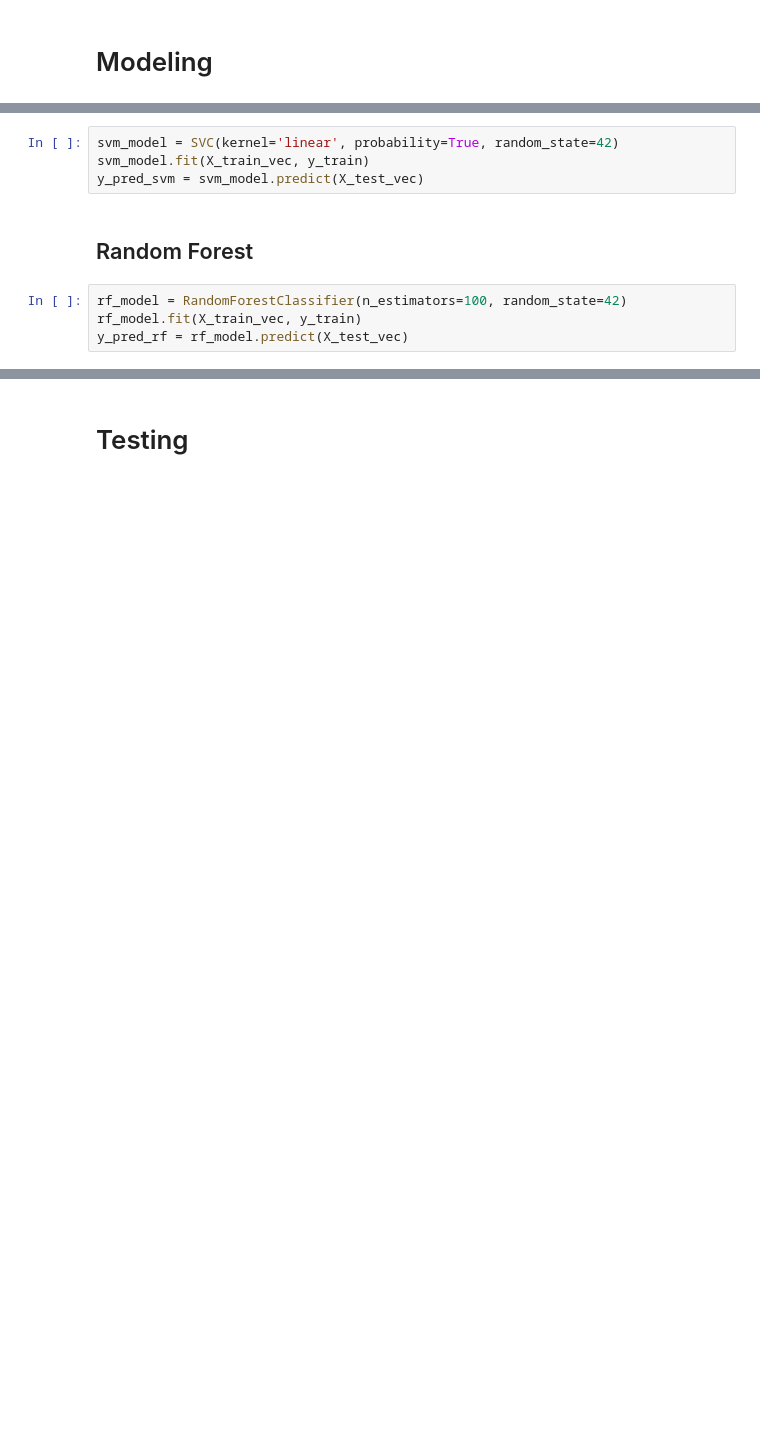
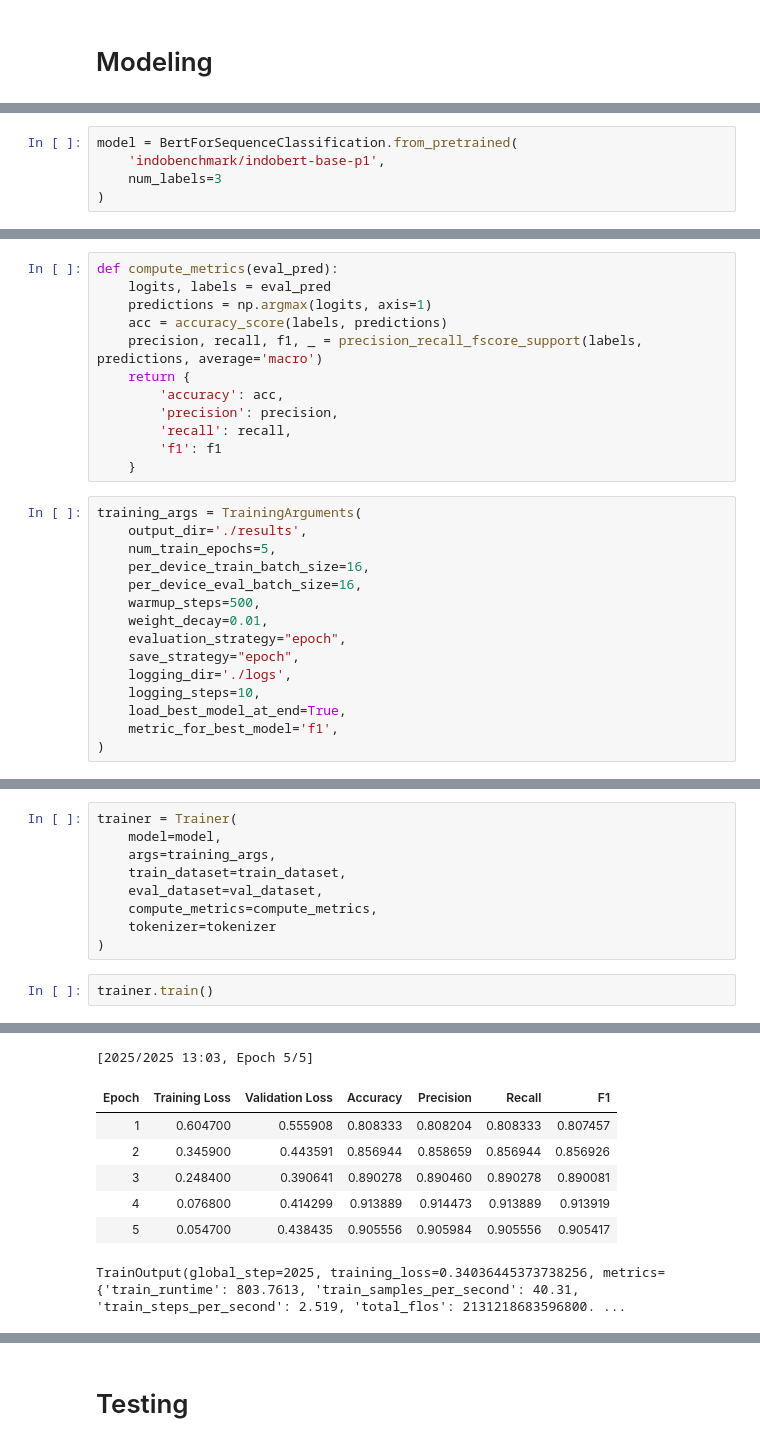
Before and after one commit to alandhar/tokped-review_sentiment-analysis, a Jupyter notebook: model.ipynb, the cells around one changed output, grey strips where cells are left out. Saved outputs shown, nothing was run; the diff lists cells and outputs as text; blank space fills up the shorter version.

Commit message:
creating model algortm & requirement

```diff
--- a/model.ipynb
+++ b/model.ipynb
@@ -243,0 +237,5 @@ X_test_vec = vectorizer.transform(X_test)
+# %%
+model = BertForSequenceClassification.from_pretrained(
+    'indobenchmark/indobert-base-p1',
+    num_labels=3
+)
@@ -244 +245,28 @@ X_test_vec = vectorizer.transform(X_test)
+# %%
+def compute_metrics(eval_pred):
+    logits, labels = eval_pred
+    predictions = np.argmax(logits, axis=1)
+    acc = accuracy_score(labels, predictions)
+    precision, recall, f1, _ = precision_recall_fscore_support(labels, predictions, average='macro')
+    return {
+        'accuracy': acc,
+        'precision': precision,
+        'recall': recall,
+        'f1': f1
+    }
+# %%
+training_args = TrainingArguments(
+    output_dir='./results',
+    num_train_epochs=5,
+    per_device_train_batch_size=16,
+    per_device_eval_batch_size=16,
+    warmup_steps=500,
+    weight_decay=0.01,
+    evaluation_strategy="epoch",
+    save_strategy="epoch",
+    logging_dir='./logs',
+    logging_steps=10,
+    load_best_model_at_end=True,
+    metric_for_best_model='f1',
+)
 # %% [markdown]
@@ -246,10 +274,12 @@ X_test_vec = vectorizer.transform(X_test)
-# %%
-svm_model = SVC(kernel='linear', probability=True, random_state=42)
-svm_model.fit(X_train_vec, y_train)
-y_pred_svm = svm_model.predict(X_test_vec)
-# %% [markdown]
-## Random Forest
-# %%
-rf_model = RandomForestClassifier(n_estimators=100, random_state=42)
-rf_model.fit(X_train_vec, y_train)
-y_pred_rf = rf_model.predict(X_test_vec)
+# %%
+trainer = Trainer(
+    model=model,
+    args=training_args,
+    train_dataset=train_dataset,
+    eval_dataset=val_dataset,
+    compute_metrics=compute_metrics,
+    tokenizer=tokenizer
+)
+# %%
+trainer.train()
+# %% [output]
@@ -256 +303,9 @@ y_pred_rf = rf_model.predict(X_test_vec)
+[2025/2025 13:03, Epoch 5/5]
+| Epoch | Training Loss | Validation Loss | Accuracy | Precision | Recall | F1 |
+| 1 | 0.604700 | 0.555908 | 0.808333 | 0.808204 | 0.808333 | 0.807457 |
+| 2 | 0.345900 | 0.443591 | 0.856944 | 0.858659 | 0.856944 | 0.856926 |
+| 3 | 0.248400 | 0.390641 | 0.890278 | 0.890460 | 0.890278 | 0.890081 |
+| 4 | 0.076800 | 0.414299 | 0.913889 | 0.914473 | 0.913889 | 0.913919 |
+| 5 | 0.054700 | 0.438435 | 0.905556 | 0.905984 | 0.905556 | 0.905417 |
+TrainOutput(global_step=2025, training_loss=0.34036445373738256, metrics={'train_runtime': 803.7613, 'train_samples_per_second': 40.31, 'train_steps_per_second': 2.519, 'total_flos': 2131218683596800. ...
 # %% [markdown]
```
Also changed, not shown: parts of 65 cells of this notebook, 5 other files.
